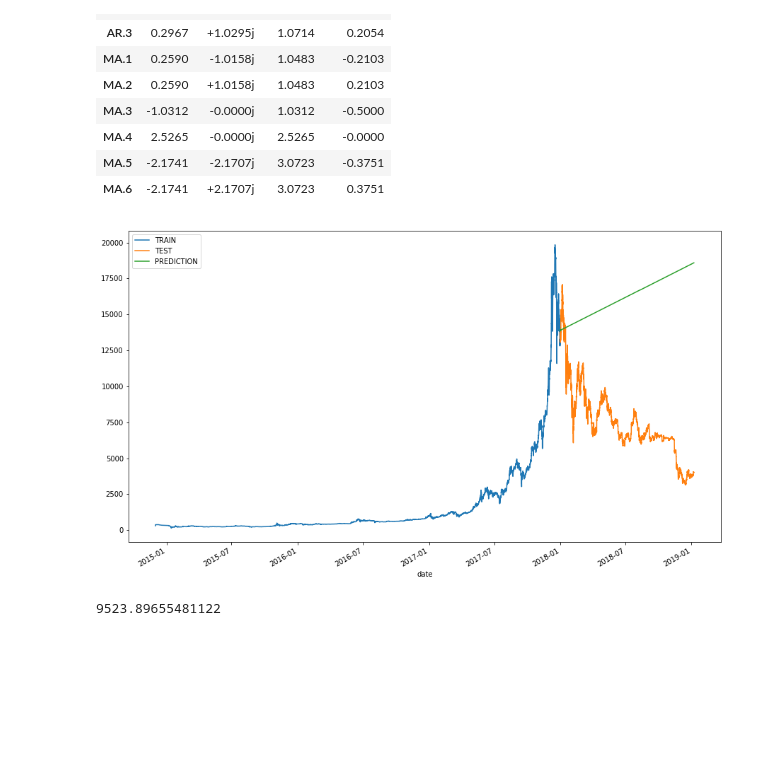
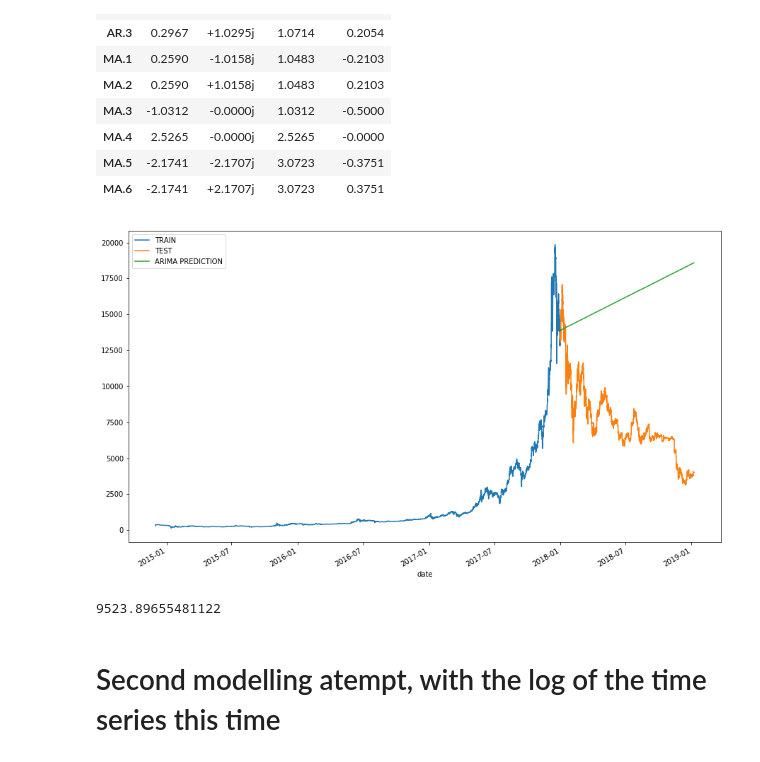
Before and after one commit to legomydiego/Thinkful-Final-Capstone, a Jupyter notebook: Final Capstone.ipynb, the cells around one changed output. Cells and saved outputs as stored; diff of their text form; code cells hidden in the pictures; blank space fills up the shorter version.

```diff
--- a/Final Capstone.ipynb
+++ b/Final Capstone.ipynb
@@ -386,9 +386,9 @@ ARIMA_predictions.index = test.index
 # %%
 train.plot(legend=True,label='TRAIN')
 test.plot(legend=True,label='TEST',figsize=(15,9))
-ARIMA_predictions.plot(legend=True,label='PREDICTION');
+ARIMA_predictions.plot(legend=True,label='ARIMA PREDICTION');
 # %% [output]
-[figure, old version]
+[figure, new version]
 # %%
 #Model evaluation
 from statsmodels.tools.eval_measures import rmse
@@ -399,0 +404,2 @@ print(ARIMA_error)
+# %% [markdown]
+# Second modelling atempt, with the log of the time series this time
```
Also changed, not shown: parts of 12 cells of this notebook.
